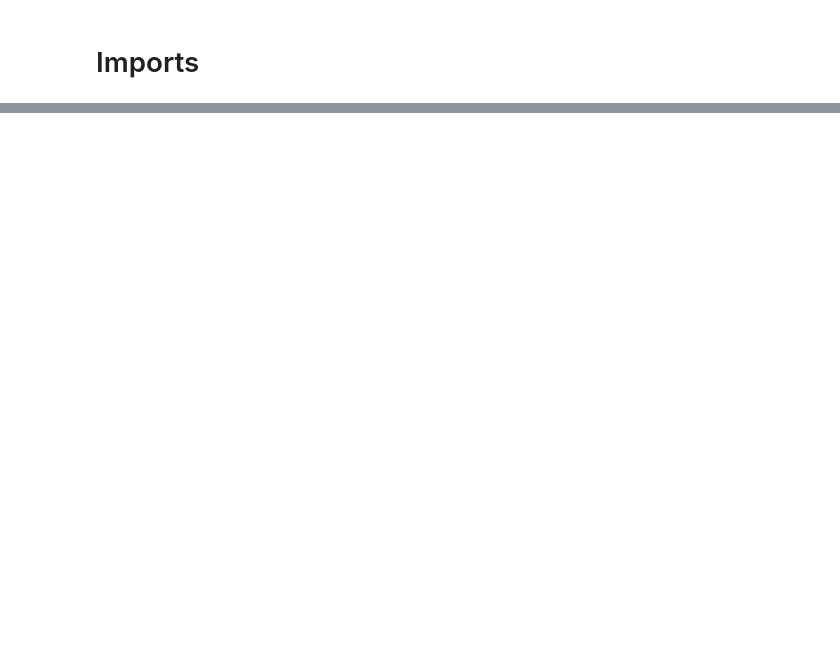
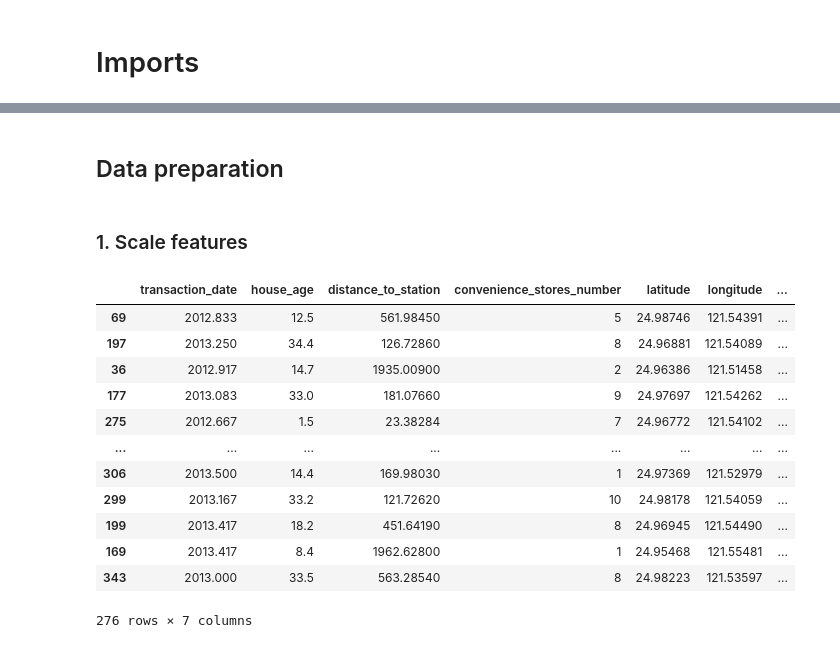
Before and after one commit to alekana/Real_estate_price_prediction, a Jupyter notebook: prediction.ipynb, the cells around one changed output, grey strips where cells are left out. Drawn from its saved outputs; the diff is of its cells as text; code cells hidden in the pictures; blank space fills up the shorter version.

```diff
--- a/prediction.ipynb
+++ b/prediction.ipynb
@@ -22,0 +99,48 @@ df.head()
+# %%
+# Define the X and Y
+X = df_names.drop('unit_price', axis =1).drop('No', axis =1)
+y = df_names['unit_price']
+
+
+# Split it in train/test
+X_train, X_test, y_train, y_test = train_test_split(
+    X, y, test_size=0.33, random_state=42)
+# %% [markdown]
+## Data preparation
+# %% [markdown]
+### 1. Scale features
+# %%
+# Convert the dates into datetime type
+def decimal_year_to_year_month(decimal_year: pd.DataFrame) -> pd.DataFrame:
+    """Convert decimal year to year-month datetime"""
+
+    year = int(decimal_year)
+    month = int((decimal_year - year) * 12) + 1  # +1 since months start at 1
+    return datetime(year, month, 1)
+
+X_train['transaction_datetime'] = X_train['transaction_date'].apply(decimal_year_to_year_month)
+X_test['transaction_datetime'] = X_test['transaction_date'].apply(decimal_year_to_year_month)
+
+# Extract month and year
+X_train['year_month'] = X_train['transaction_datetime'].dt.to_period('M').astype(str)
+X_test['year_month'] = X_test['transaction_datetime'].dt.to_period('M').astype(str)
+
+# Drop datetime column
+drop_X_train = X_train.drop('transaction_datetime', axis=1)
+drop_X_test = X_test.drop('transaction_datetime', axis=1)
+# %%
+drop_X_train
+# %% [output]
+|  | transaction_date | house_age | distance_to_station | convenience_stores_number | latitude | longitude | ... |
+| 69 | 2012.833 | 12.5 | 561.98450 | 5 | 24.98746 | 121.54391 | ... |
+| 197 | 2013.250 | 34.4 | 126.72860 | 8 | 24.96881 | 121.54089 | ... |
+| 36 | 2012.917 | 14.7 | 1935.00900 | 2 | 24.96386 | 121.51458 | ... |
+| 177 | 2013.083 | 33.0 | 181.07660 | 9 | 24.97697 | 121.54262 | ... |
+| 275 | 2012.667 | 1.5 | 23.38284 | 7 | 24.96772 | 121.54102 | ... |
+| ... | ... | ... | ... | ... | ... | ... | ... |
+| 306 | 2013.500 | 14.4 | 169.98030 | 1 | 24.97369 | 121.52979 | ... |
+| 299 | 2013.167 | 33.2 | 121.72620 | 10 | 24.98178 | 121.54059 | ... |
+| 199 | 2013.417 | 18.2 | 451.64190 | 8 | 24.96945 | 121.54490 | ... |
+| 169 | 2013.417 | 8.4 | 1962.62800 | 1 | 24.95468 | 121.55481 | ... |
+| 343 | 2013.000 | 33.5 | 563.28540 | 8 | 24.98223 | 121.53597 | ... |
+276 rows × 7 columns
```
Also changed, not shown: parts of 24 cells of this notebook, 4 other files.
